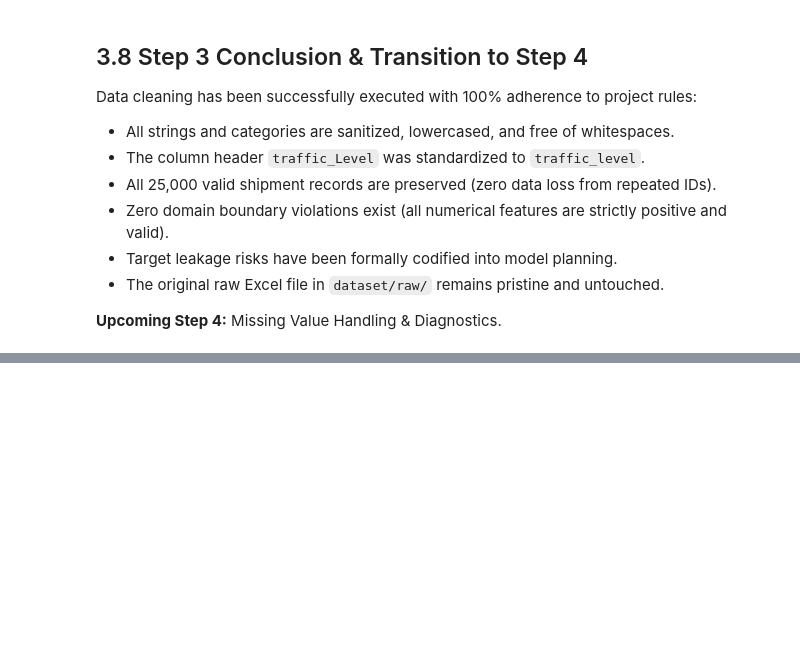
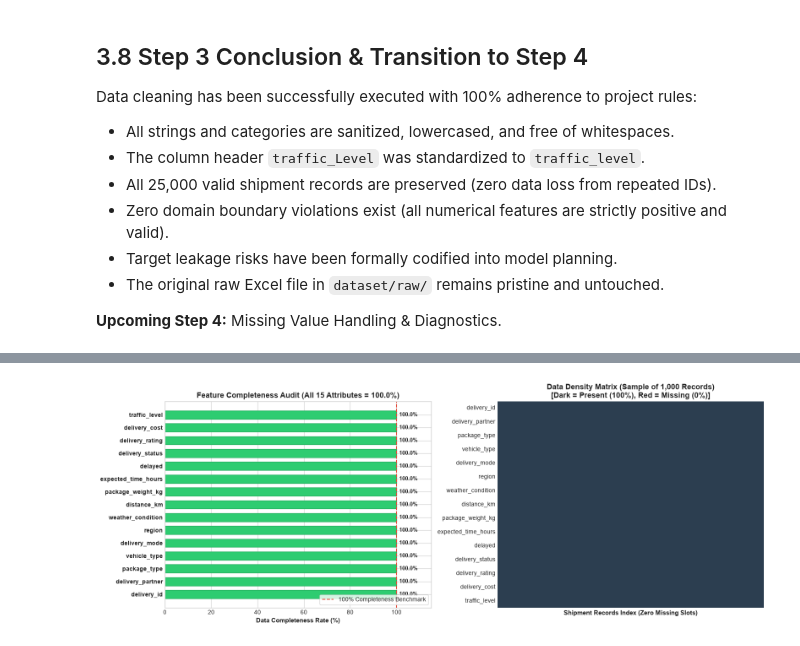
Before and after one commit to madhavanj8148/Logistics-Data-Analytics, a Jupyter notebook: notebooks/Week2_Data_Preprocessing.ipynb, the cells around one changed output, grey strips where cells are left out. Cells and saved outputs as stored; diff of their text form; code cells hidden in the pictures; blank space fills up the shorter version.

Commit message:
Week 2 - Step 4: Implement missing values module, diagnostic charts, summary table, update notebook, and DOCX report

```diff
--- a/notebooks/Week2_Data_Preprocessing.ipynb
+++ b/notebooks/Week2_Data_Preprocessing.ipynb
@@ -746,0 +825,37 @@ Data cleaning has been successfully executed with 100% adherence to project rule
+# %%
+# 4.3 Missing Value Diagnostic Visualizations
+import matplotlib.pyplot as plt
+import seaborn as sns
+
+plt.style.use('seaborn-v0_8-whitegrid' if 'seaborn-v0_8-whitegrid' in plt.style.available else 'default')
+fig, axes = plt.subplots(1, 2, figsize=(16, 6))
+
+# Subplot 1: Completeness Rate (%)
+completeness = (1.0 - (df_cleaned.isnull().sum() / len(df_cleaned))) * 100
+y_pos = np.arange(len(df_cleaned.columns))
+
+bars = axes[0].barh(y_pos, completeness.values, color='#2ECC71', edgecolor='#27AE60', height=0.65)
+axes[0].set_yticks(y_pos)
+axes[0].set_yticklabels(df_cleaned.columns, fontsize=10, fontweight='bold')
+axes[0].set_xlabel('Data Completeness Rate (%)', fontsize=11, fontweight='bold')
+axes[0].set_title('Feature Completeness Audit (All 15 Attributes = 100.0%)', fontsize=13, fontweight='bold')
+axes[0].set_xlim(0, 115)
+axes[0].axvline(100, color='#E74C3C', linestyle='--', linewidth=1.5, label='100% Completeness Benchmark')
+axes[0].legend(loc='lower right', frameon=True)
+
+for bar in bars:
+    w = bar.get_width()
+    axes[0].text(w + 1.2, bar.get_y() + bar.get_height()/2, f"{w:.1f}%", va='center', fontsize=9.5, fontweight='bold')
+
+# Subplot 2: Null Matrix Density Heatmap
+sample_df = df_cleaned.sample(n=min(1000, len(df_cleaned)), random_state=42)
+null_matrix = sample_df.isnull().astype(int)
+
+sns.heatmap(null_matrix.T, ax=axes[1], cbar=False, cmap=['#2C3E50', '#E74C3C'], yticklabels=True, xticklabels=False)
+axes[1].set_title('Data Density Matrix (Sample of 1,000 Records)\n[Dark = Present (100%), Red = Missing (0%)]', fontsize=13, fontweight='bold')
+axes[1].set_xlabel('Shipment Records Index (Zero Missing Slots)', fontsize=11, fontweight='bold')
+
+plt.tight_layout()
+plt.show()
+# %% [output]
+[figure, added]
```
Also changed, not shown: parts of 9 cells of this notebook, 5 other files.
